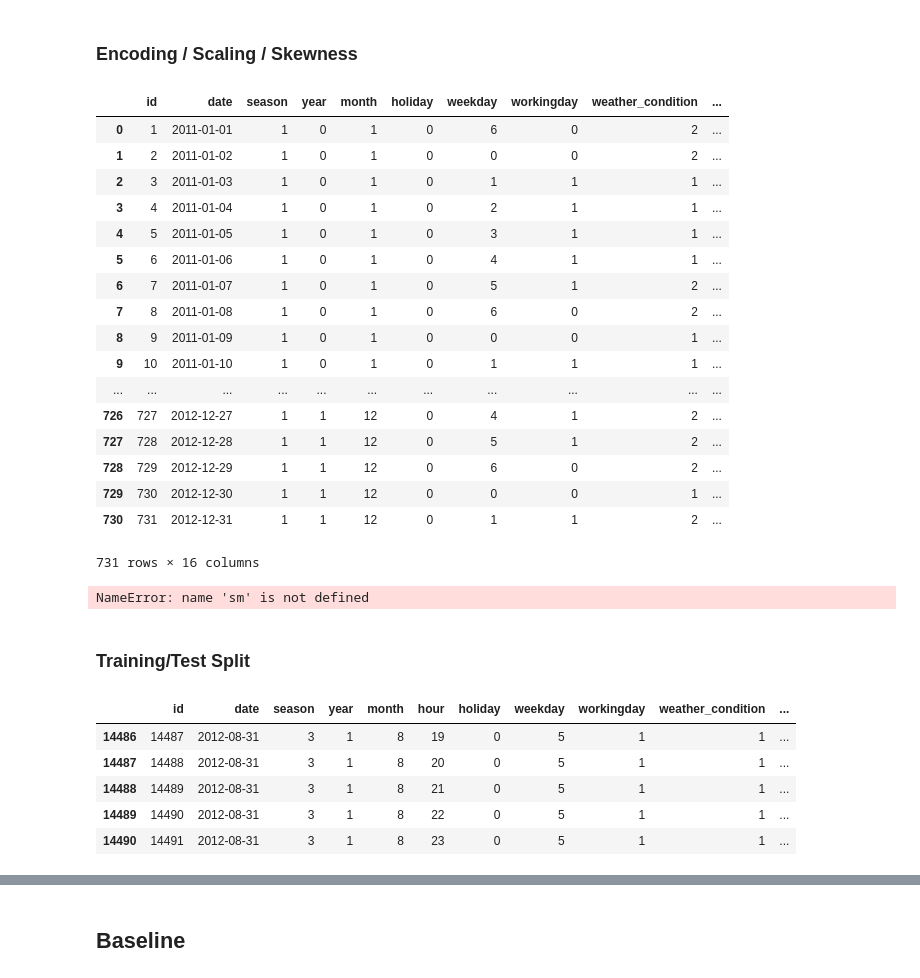
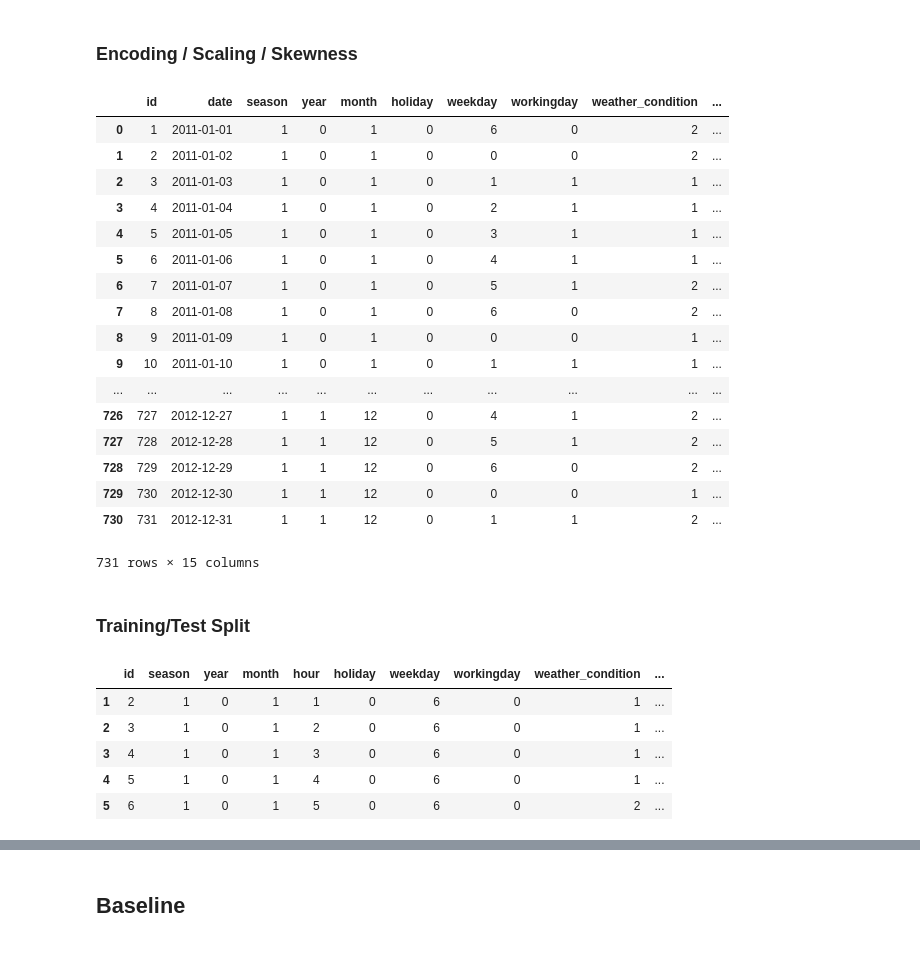
Before and after one commit to stsentemeidis/Bike_Sharing_Washington, a Jupyter notebook: MASTER.ipynb, the cells around one changed output, grey strips where cells are left out. Drawn from its saved outputs; the diff is of its cells as text; code cells hidden in the pictures.

Commit message:
Test_Train_Baseline

```diff
--- a/MASTER.ipynb
+++ b/MASTER.ipynb
@@ -605,6 +605,9 @@ casual               0
 registered           0
 total_bikes          0
 dtype: int64
+# %%
+hours_df = hours_df.drop(['registered'], axis=1)
+days_df = days_df.drop(['registered'], axis=1)
 # %% [markdown]
 ### Encoding / Scaling / Skewness
 # %%
@@ -654,7 +657,7 @@ fix_skewness(days_df)
 | 728 | 729 | 2012-12-29 | 1 | 1 | 12 | 0 | 6 | 0 | 2 | ... |
 | 729 | 730 | 2012-12-30 | 1 | 1 | 12 | 0 | 0 | 0 | 1 | ... |
 | 730 | 731 | 2012-12-31 | 1 | 1 | 12 | 0 | 1 | 1 | 2 | ... |
-731 rows × 16 columns
+731 rows × 15 columns
 # %%
 def date_features(df):
     columns = df.columns
@@ -693,21 +696,20 @@ def remove_outliers(df):
     return df
 
 remove_outliers(hours_df)
-# %% [output]
-NameError: name 'sm' is not defined
 # %% [markdown]
 ### Training/Test Split
-# %%
-
-train_set = pd.DataFrame(hours_df)
-train_set = train_set.iloc[1:14491,:]
-train_set.tail()
-# %% [output]
-|  | id | date | season | year | month | hour | holiday | weekday | workingday | weather_condition | ... |
-| 14486 | 14487 | 2012-08-31 | 3 | 1 | 8 | 19 | 0 | 5 | 1 | 1 | ... |
-| 14487 | 14488 | 2012-08-31 | 3 | 1 | 8 | 20 | 0 | 5 | 1 | 1 | ... |
-| 14488 | 14489 | 2012-08-31 | 3 | 1 | 8 | 21 | 0 | 5 | 1 | 1 | ... |
-| 14489 | 14490 | 2012-08-31 | 3 | 1 | 8 | 22 | 0 | 5 | 1 | 1 | ... |
-| 14490 | 14491 | 2012-08-31 | 3 | 1 | 8 | 23 | 0 | 5 | 1 | 1 | ... |
+# %%
+train_set = pd.DataFrame(hours_df)
+X = train_set.iloc[:,:].drop(['total_bikes','date'], axis=1)
+X_train = train_set.iloc[1:14491,:].drop(['total_bikes','date'], axis=1)
+X_test = train_set.iloc[14492:,:].drop(['total_bikes','date'], axis=1)
+X_train.head()
+# %% [output]
+|  | id | season | year | month | hour | holiday | weekday | workingday | weather_condition | ... |
+| 1 | 2 | 1 | 0 | 1 | 1 | 0 | 6 | 0 | 1 | ... |
+| 2 | 3 | 1 | 0 | 1 | 2 | 0 | 6 | 0 | 1 | ... |
+| 3 | 4 | 1 | 0 | 1 | 3 | 0 | 6 | 0 | 1 | ... |
+| 4 | 5 | 1 | 0 | 1 | 4 | 0 | 6 | 0 | 1 | ... |
+| 5 | 6 | 1 | 0 | 1 | 5 | 0 | 6 | 0 | 2 | ... |
 # %%
 test_set = pd.DataFrame(hours_df)
```
Also changed, not shown: parts of 4 cells of this notebook.
